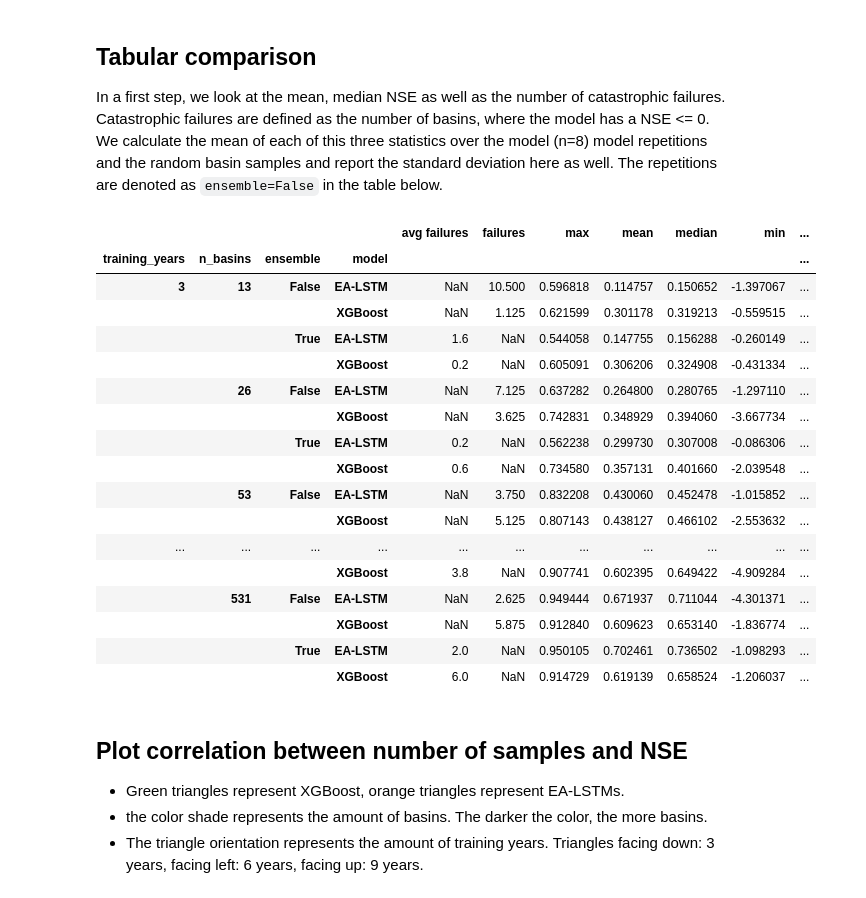
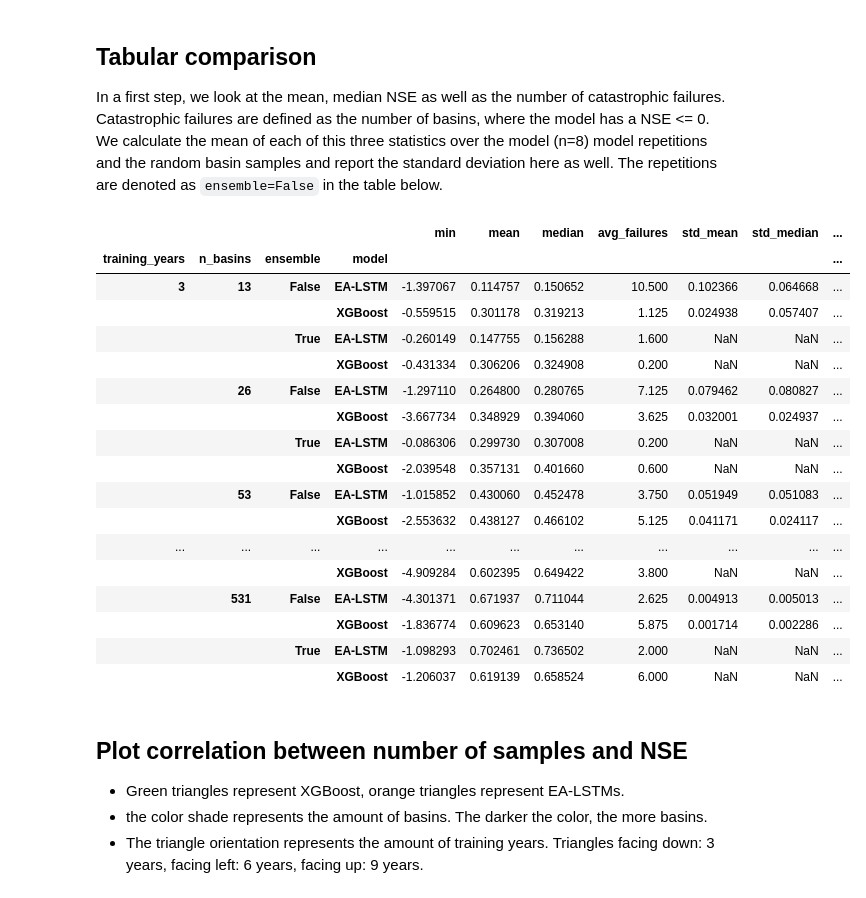
Before and after one commit to gauchm/ealstm_regional_modeling, a Jupyter notebook: notebooks/performance_gridEvaluation.ipynb, the cells around one changed output. Cells and saved outputs as stored; diff of their text form; code cells hidden in the pictures.

```diff
--- a/notebooks/performance_gridEvaluation.ipynb
+++ b/notebooks/performance_gridEvaluation.ipynb
@@ -87,7 +87,7 @@ else:
     for func_name, func in EVAL_FUNCS.items():
         tqdm.tqdm.write(f"Calculating metric: {func_name}")
         model_metrics = {}
-        for model, training_years, n_basins in itertools.product(model_specs_gridEvaluation['models'],
+        for (model, _, _), training_years, n_basins in itertools.product(model_specs_gridEvaluation['models'],
                                                                  model_specs_gridEvaluation['training_years'],
                                                                  model_specs_gridEvaluation['n_basins']):
             if not model in model_metrics:
@@ -128,54 +128,58 @@ for model, model_label, _ in model_specs_gridEvaluation['models']:
                 medians.append(np.median(values))
                 failures.append(len([v for v in values if v <= 0]))
             ensemble_nses += list(models["ensemble"].values())
 
+        if len(ensemble_nses) == 0:
+            print(f"No results for {model}, {training_years} years, {n_basins} basins")
+            continue
+
         data_sing = {'model': model_label,
                      'training_years': training_years,
                      'n_basins': n_basins,
                      'ensemble': False,
                      'min': np.min(mins),
                      'max': np.max(maxs),
                      'mean': np.mean(means),
                      'std_mean': np.std(means),
                      'median': np.mean(medians),
                      'std_median': np.std(medians),
-                     'failures': np.sum(failures) / len(seeds),
+                     'avg_failures': np.sum(failures) / len(seeds),
                      'std_failures': np.std(failures)}
         data.append(data_sing)
         data_ensemble = {'model': model_label,
                          'training_years': training_years,
                          'n_basins': n_basins,
                          'ensemble': True,
                          'min': np.min(ensemble_nses),
                          'max': np.max(ensemble_nses),
                          'mean': np.mean(ensemble_nses),
                          'median': np.median(ensemble_nses),
-                         'avg failures': len([v for v in ensemble_nses if v <= 0]) / len(model_specs_gridEvaluation['basin_subsets'][n_basins])}
+                         'avg_failures': len([v for v in ensemble_nses if v <= 0]) / len(model_specs_gridEvaluation['basin_subsets'][n_basins])}
         data.append(data_ensemble)
 
 df = pd.DataFrame(data)
 df = df.set_index(keys=["training_years", "n_basins", "ensemble", "model"])
 df.sort_values(by=["training_years","n_basins", "ensemble", "model"], inplace=True)
-df
+df[["min", "mean", "median", "avg_failures", "std_mean", "std_median", "std_failures"]]
 # %% [output]
-|  |  |  |  | avg failures | failures | max | mean | median | min | ... |
+|  |  |  |  | min | mean | median | avg_failures | std_mean | std_median | ... |
 | training_years | n_basins | ensemble | model |  |  |  |  |  |  | ... |
-| 3 | 13 | False | EA-LSTM | NaN | 10.500 | 0.596818 | 0.114757 | 0.150652 | -1.397067 | ... |
-|  |  |  | XGBoost | NaN | 1.125 | 0.621599 | 0.301178 | 0.319213 | -0.559515 | ... |
-|  |  | True | EA-LSTM | 1.6 | NaN | 0.544058 | 0.147755 | 0.156288 | -0.260149 | ... |
-|  |  |  | XGBoost | 0.2 | NaN | 0.605091 | 0.306206 | 0.324908 | -0.431334 | ... |
-|  | 26 | False | EA-LSTM | NaN | 7.125 | 0.637282 | 0.264800 | 0.280765 | -1.297110 | ... |
-|  |  |  | XGBoost | NaN | 3.625 | 0.742831 | 0.348929 | 0.394060 | -3.667734 | ... |
-|  |  | True | EA-LSTM | 0.2 | NaN | 0.562238 | 0.299730 | 0.307008 | -0.086306 | ... |
-|  |  |  | XGBoost | 0.6 | NaN | 0.734580 | 0.357131 | 0.401660 | -2.039548 | ... |
-|  | 53 | False | EA-LSTM | NaN | 3.750 | 0.832208 | 0.430060 | 0.452478 | -1.015852 | ... |
-|  |  |  | XGBoost | NaN | 5.125 | 0.807143 | 0.438127 | 0.466102 | -2.553632 | ... |
+| 3 | 13 | False | EA-LSTM | -1.397067 | 0.114757 | 0.150652 | 10.500 | 0.102366 | 0.064668 | ... |
+|  |  |  | XGBoost | -0.559515 | 0.301178 | 0.319213 | 1.125 | 0.024938 | 0.057407 | ... |
+|  |  | True | EA-LSTM | -0.260149 | 0.147755 | 0.156288 | 1.600 | NaN | NaN | ... |
+|  |  |  | XGBoost | -0.431334 | 0.306206 | 0.324908 | 0.200 | NaN | NaN | ... |
+|  | 26 | False | EA-LSTM | -1.297110 | 0.264800 | 0.280765 | 7.125 | 0.079462 | 0.080827 | ... |
+|  |  |  | XGBoost | -3.667734 | 0.348929 | 0.394060 | 3.625 | 0.032001 | 0.024937 | ... |
+|  |  | True | EA-LSTM | -0.086306 | 0.299730 | 0.307008 | 0.200 | NaN | NaN | ... |
+|  |  |  | XGBoost | -2.039548 | 0.357131 | 0.401660 | 0.600 | NaN | NaN | ... |
+|  | 53 | False | EA-LSTM | -1.015852 | 0.430060 | 0.452478 | 3.750 | 0.051949 | 0.051083 | ... |
+|  |  |  | XGBoost | -2.553632 | 0.438127 | 0.466102 | 5.125 | 0.041171 | 0.024117 | ... |
 | ... | ... | ... | ... | ... | ... | ... | ... | ... | ... | ... |
-|  |  |  | XGBoost | 3.8 | NaN | 0.907741 | 0.602395 | 0.649422 | -4.909284 | ... |
-|  | 531 | False | EA-LSTM | NaN | 2.625 | 0.949444 | 0.671937 | 0.711044 | -4.301371 | ... |
-|  |  |  | XGBoost | NaN | 5.875 | 0.912840 | 0.609623 | 0.653140 | -1.836774 | ... |
-|  |  | True | EA-LSTM | 2.0 | NaN | 0.950105 | 0.702461 | 0.736502 | -1.098293 | ... |
-|  |  |  | XGBoost | 6.0 | NaN | 0.914729 | 0.619139 | 0.658524 | -1.206037 | ... |
+|  |  |  | XGBoost | -4.909284 | 0.602395 | 0.649422 | 3.800 | NaN | NaN | ... |
+|  | 531 | False | EA-LSTM | -4.301371 | 0.671937 | 0.711044 | 2.625 | 0.004913 | 0.005013 | ... |
+|  |  |  | XGBoost | -1.836774 | 0.609623 | 0.653140 | 5.875 | 0.001714 | 0.002286 | ... |
+|  |  | True | EA-LSTM | -1.098293 | 0.702461 | 0.736502 | 2.000 | NaN | NaN | ... |
+|  |  |  | XGBoost | -1.206037 | 0.619139 | 0.658524 | 6.000 | NaN | NaN | ... |
 # %% [markdown]
 ## Plot correlation between number of samples and NSE
 
```
Also changed, not shown: parts of 2 cells of this notebook, 2 other files.
